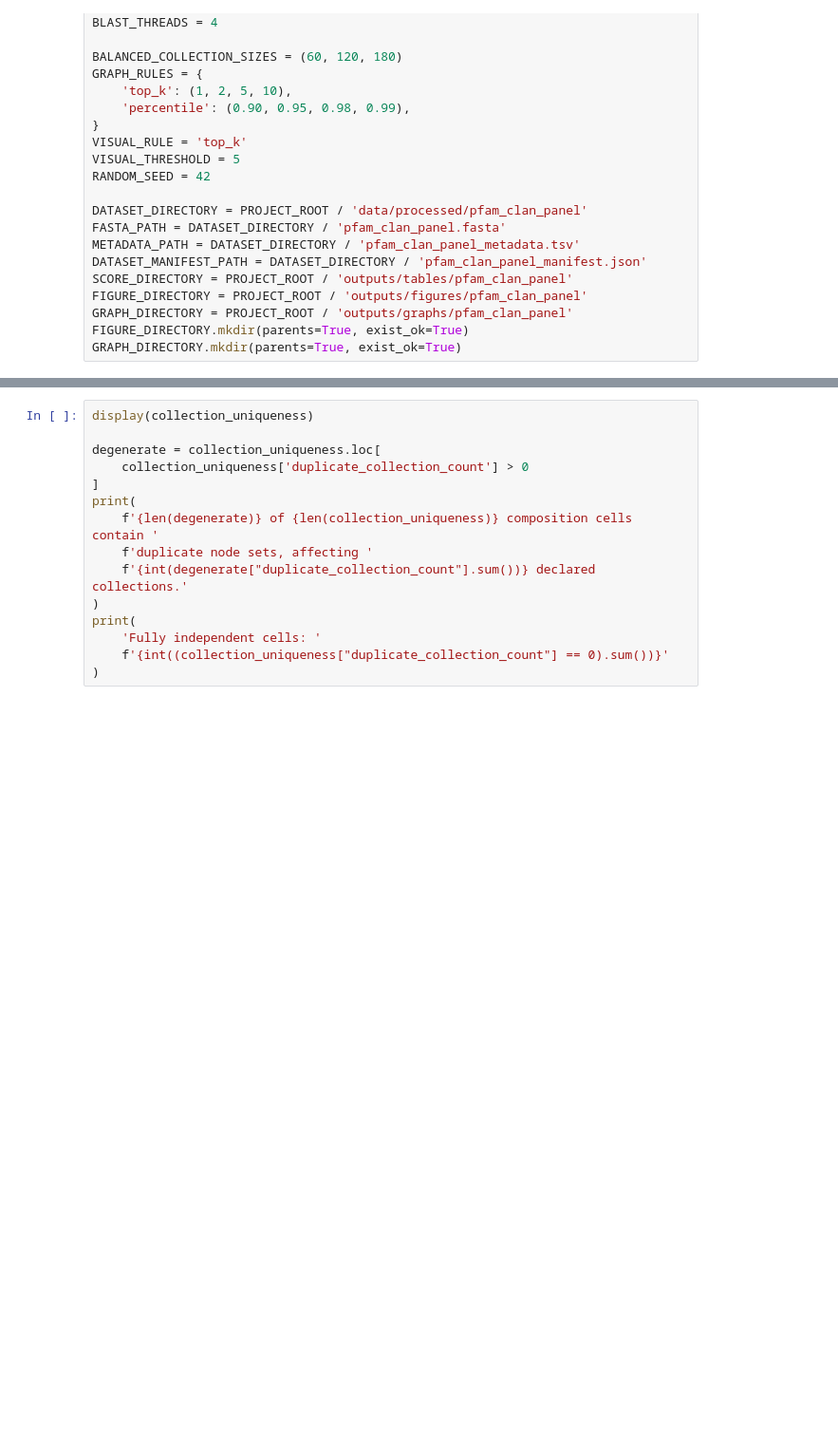
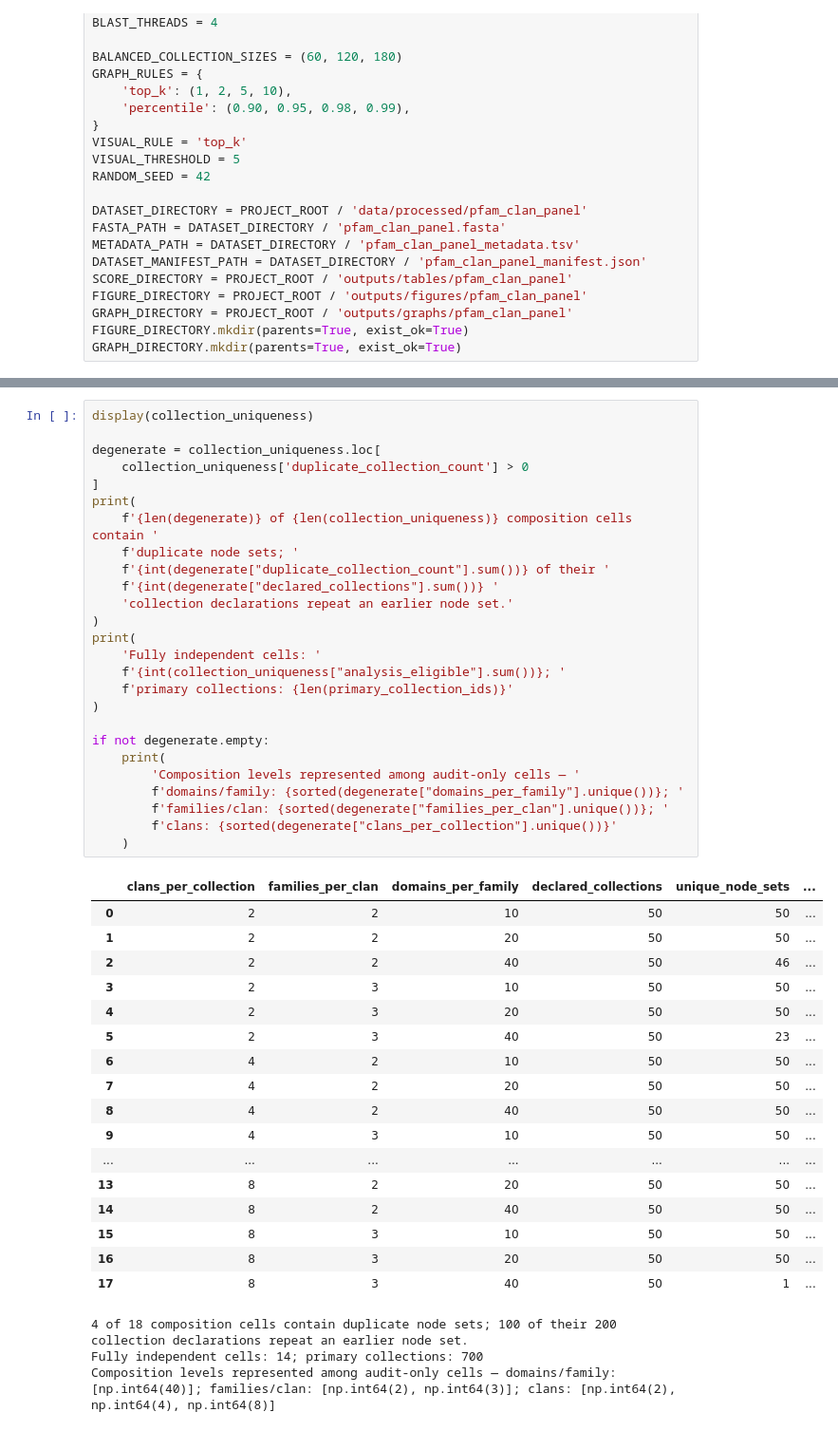
Before and after one commit to davinhpqiu/protein-alignment-networks, a Jupyter notebook: notebooks/03_large_scale_graph_exploration.ipynb, the cells around one changed output, grey strips where cells are left out. Shown at 95% size. Saved outputs shown, nothing was run; the diff lists cells and outputs as text; blank space fills up the shorter version.

```diff
--- a/notebooks/03_large_scale_graph_exploration.ipynb
+++ b/notebooks/03_large_scale_graph_exploration.ipynb
@@ -715,16 +1202,48 @@ The remaining 14 cells are fully unique. Any distributional claim, and any varia
 # %%
 display(collection_uniqueness)
 
 degenerate = collection_uniqueness.loc[
     collection_uniqueness['duplicate_collection_count'] > 0
 ]
 print(
     f'{len(degenerate)} of {len(collection_uniqueness)} composition cells contain '
-    f'duplicate node sets, affecting '
-    f'{int(degenerate["duplicate_collection_count"].sum())} declared collections.'
+    f'duplicate node sets; '
+    f'{int(degenerate["duplicate_collection_count"].sum())} of their '
+    f'{int(degenerate["declared_collections"].sum())} '
+    'collection declarations repeat an earlier node set.'
 )
 print(
     'Fully independent cells: '
-    f'{int((collection_uniqueness["duplicate_collection_count"] == 0).sum())}'
+    f'{int(collection_uniqueness["analysis_eligible"].sum())}; '
+    f'primary collections: {len(primary_collection_ids)}'
 )
+
+if not degenerate.empty:
+    print(
+        'Composition levels represented among audit-only cells — '
+        f'domains/family: {sorted(degenerate["domains_per_family"].unique())}; '
+        f'families/clan: {sorted(degenerate["families_per_clan"].unique())}; '
+        f'clans: {sorted(degenerate["clans_per_collection"].unique())}'
+    )
+# %% [output]
+|  | clans_per_collection | families_per_clan | domains_per_family | declared_collections | unique_node_sets | ... |
+| 0 | 2 | 2 | 10 | 50 | 50 | ... |
+| 1 | 2 | 2 | 20 | 50 | 50 | ... |
+| 2 | 2 | 2 | 40 | 50 | 46 | ... |
+| 3 | 2 | 3 | 10 | 50 | 50 | ... |
+| 4 | 2 | 3 | 20 | 50 | 50 | ... |
+| 5 | 2 | 3 | 40 | 50 | 23 | ... |
+| 6 | 4 | 2 | 10 | 50 | 50 | ... |
+| 7 | 4 | 2 | 20 | 50 | 50 | ... |
+| 8 | 4 | 2 | 40 | 50 | 50 | ... |
+| 9 | 4 | 3 | 10 | 50 | 50 | ... |
+| ... | ... | ... | ... | ... | ... | ... |
+| 13 | 8 | 2 | 20 | 50 | 50 | ... |
+| 14 | 8 | 2 | 40 | 50 | 50 | ... |
+| 15 | 8 | 3 | 10 | 50 | 50 | ... |
+| 16 | 8 | 3 | 20 | 50 | 50 | ... |
+| 17 | 8 | 3 | 40 | 50 | 1 | ... |
+4 of 18 composition cells contain duplicate node sets; 100 of their 200 collection declarations repeat an earlier node set.
+Fully independent cells: 14; primary collections: 700
+Composition levels represented among audit-only cells — domains/family: [np.int64(40)]; families/clan: [np.int64(2), np.int64(3)]; clans: [np.int64(2), np.int64(4), np.int64(8)]
 # %% [markdown]
```
Also changed, not shown: parts of 43 cells of this notebook, 40 other files.
